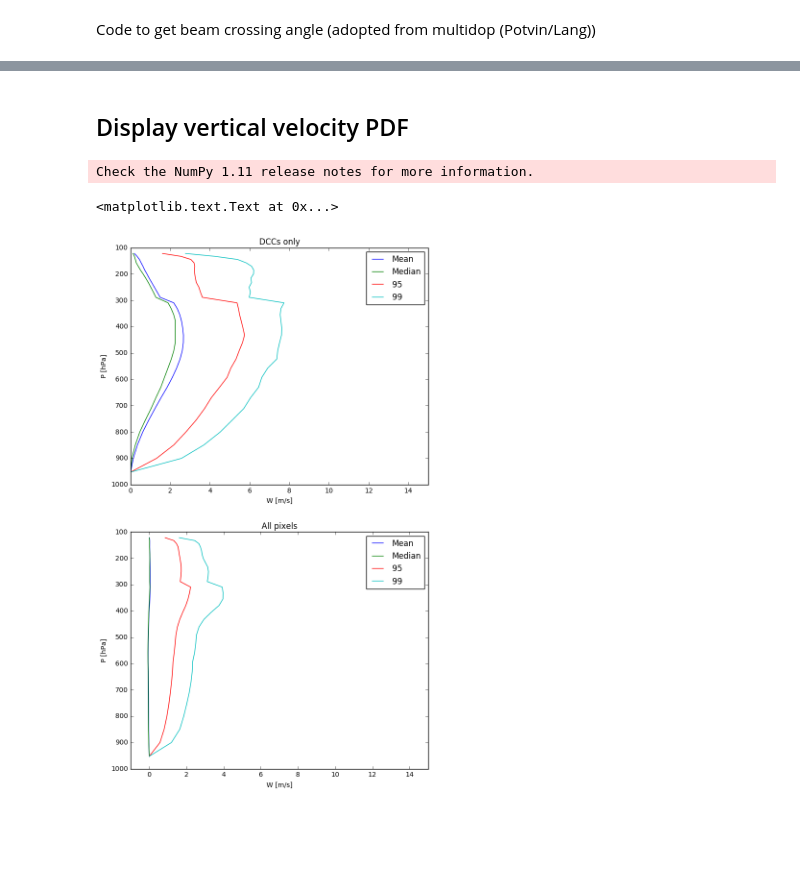
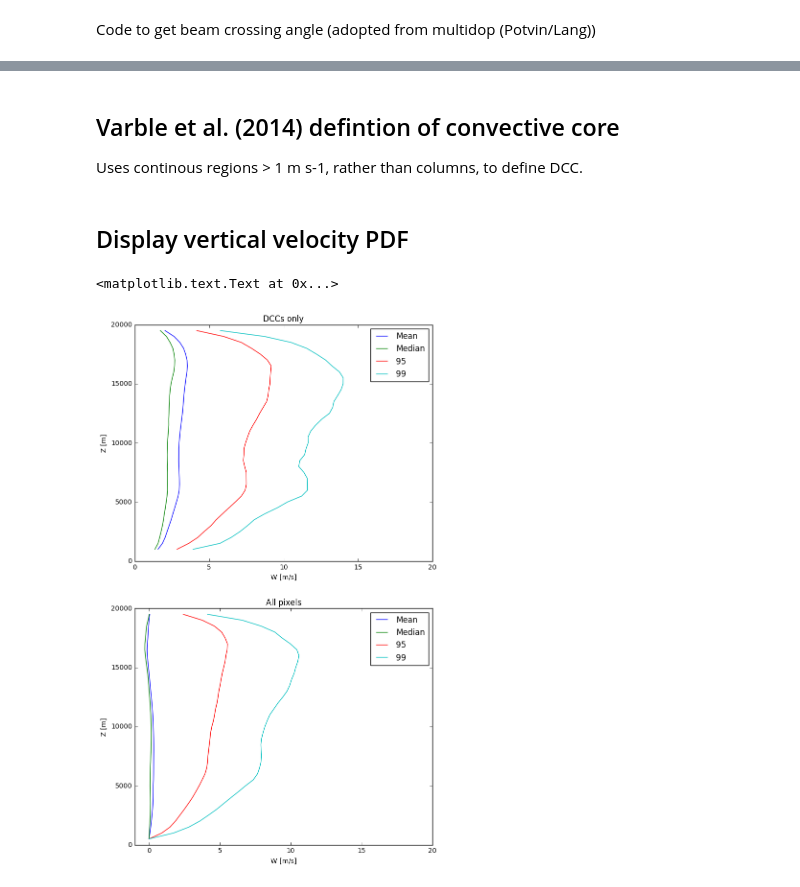
Before and after one commit to rcjackson/cmdv-rrm-anl, a Jupyter notebook: notebooks/w pdf.ipynb, the cells around one changed output, grey strips where cells are left out. Drawn from its saved outputs; the diff is of its cells as text; code cells hidden in the pictures; blank space fills up the shorter version.

Commit message:
ADD: Definition of DCC from Varble et al. (2014) FIX: Error in calculation of p.d.f. of w above 300 mb

```diff
--- a/notebooks/w pdf.ipynb
+++ b/notebooks/w pdf.ipynb
@@ -244,7 +243,7 @@ def get_sounding_times(start_year, start_month, start_day,
                       year_str +
                       month_str +
                       day_str +
-                      '*.23*'
+                      '*.'
                      '*custom.cdf')
 
 
@@ -288,8 +287,7 @@ def get_sounding_times(start_year, start_month, start_day,
         if(past_time == []):
             past_time = cur_time
 
-        if(cur_time - past_time >= timedelta(minutes=minute_interval)
-           and cur_time >= start_time and cur_time <= end_time):
+        if(cur_time >= start_time and cur_time <= end_time):
 
             time_list_final.append(cur_time)
             past_time = cur_time
@@ -329,15 +327,15 @@ sounding_times = get_sounding_times(start_year,
                                     end_year,
                                     end_month,
                                     end_day,
-                                    end_hour,
-                                    end_minute)
+                                    23,
+                                    59)
 
-Sounding_netcdf = get_sounding(sounding_times[0])
+Sounding_netcdf = get_sounding(sounding_times[1])
 
 p = Sounding_netcdf.variables['pres'][:]
 z = Sounding_netcdf.variables['alt'][:]
 
-z_levels = np.arange(0.5,16.5,0.5)*1000
+z_levels = np.arange(0.5,20.5,0.5)*1000
 
 p_levels = np.zeros(z_levels.shape)
 count = 0
@@ -414,0 +443,4 @@ for time in times:
+# %% [markdown]
+## Varble et al. (2014) defintion of convective core
+
+Uses continous regions > 1 m s-1, rather than columns, to define DCC.
@@ -415,73 +530,47 @@ for time in times:
 # %% [markdown]
 ## Display vertical velocity PDF
 # %%
-mean_w = np.ma.zeros(32)
-median_w = np.ma.zeros(32)
-ninety_five_w = np.ma.zeros(32)
-ninety_nine_w = np.ma.zeros(32)
-dims = ws.shape
-
-for levels in range(0,32):
-    w_level = ws[:,levels,:,:]
-    r_level = rfs[:,levels,:,:]
-    for i in range(0, dims[0]):
-        w_level[i,:,:] = np.ma.masked_where(np.logical_or(dc[i,:,:] < 10, r_level[i,:,:] < 1)
-                                            ,w_level[i,:,:])
-
-    ws_in_core = w_level[~w_level.mask]
-    mean_w[levels] = np.ma.mean(ws_in_core)
-    median_w[levels] = np.ma.median(ws_in_core)
-
-    if(len(ws_in_core) > 0):
-        ninety_five_w[levels] = np.percentile(ws_in_core, 95)
-        ninety_nine_w[levels] = np.percentile(ws_in_core, 99)
-    else:
-        ninety_five_w[levels] = float('nan')
-        ninety_nine_w[levels] = float('nan')
-
 plt.figure(figsize=(8,14))
 plt.subplot(211)
-h1 = plt.plot(mean_w, p_levels, label="Median")
-h2 = plt.plot(median_w, p_levels, label="Mean")
-h3 = plt.plot(ninety_five_w, p_levels, label="95")
-h4 = plt.plot(ninety_nine_w, p_levels, label="99")
+h1 = plt.plot(mean_w, z_levels, label="Median")
+h2 = plt.plot(median_w, z_levels, label="Mean")
+h3 = plt.plot(ninety_five_w, z_levels, label="95")
+h4 = plt.plot(ninety_nine_w, z_levels, label="99")
 plt.xlabel('W [m/s]')
-plt.ylabel('P [hPa]')
+plt.ylabel('Z [m]')
 plt.legend(['Mean', 'Median', '95', '99'], loc='best')
-plt.xlim((0,15))
-plt.gca().invert_yaxis()
+plt.xlim((0,20))
+#plt.gca().invert_yaxis()
 plt.title('DCCs only')
 
-for levels in range(0,32):
-    w_level = ws[:,levels,:,:]
-    r_level = rfs[:,levels,:,:]
+for levels in range(0,40):
+    w_level = ws_all[:,levels,:,:]
     #for i in range(0, dims[0]):
     #    w_level[i,:,:] = np.ma.masked_where(np.logical_or(dc[i,:,:] < 10, r_level[i,:,:] < 10)
     #                                        ,w_level[i,:,:])
 
     ws_in_core = w_level[~w_level.mask]
     mean_w[levels] = np.ma.mean(ws_in_core)
     median_w[levels] = np.ma.median(ws_in_core)
 
     if(len(ws_in_core) > 0):
         ninety_five_w[levels] = np.percentile(ws_in_core, 95)
         ninety_nine_w[levels] = np.percentile(ws_in_core, 99)
     else:
         ninety_five_w[levels] = float('nan')
         ninety_nine_w[levels] = float('nan')
 
 plt.subplot(212)
-h1 = plt.plot(mean_w, p_levels, label="Median")
-h2 = plt.plot(median_w, p_levels, label="Mean")
-h3 = plt.plot(ninety_five_w, p_levels, label="95")
-h4 = plt.plot(ninety_nine_w, p_levels, label="99")
+h1 = plt.plot(mean_w, z_levels, label="Median")
+h2 = plt.plot(median_w, z_levels, label="Mean")
+h3 = plt.plot(ninety_five_w, z_levels, label="95")
+h4 = plt.plot(ninety_nine_w, z_levels, label="99")
 plt.xlabel('W [m/s]')
-plt.ylabel('P [hPa]')
+plt.ylabel('Z [m]')
 plt.legend(['Mean', 'Median', '95', '99'], loc='best')
-plt.xlim((-1,15))
-plt.gca().invert_yaxis()
+plt.xlim((-1,20))
+#plt.gca().invert_yaxis()
 plt.title('All pixels')
 # %% [output]
-Check the NumPy 1.11 release notes for more information.
+<matplotlib.text.Text at 0x...>
-<matplotlib.text.Text at 0x...>
-[figure, old version]
+[figure, new version]
```
Also changed, not shown: parts of 7 cells of this notebook.
